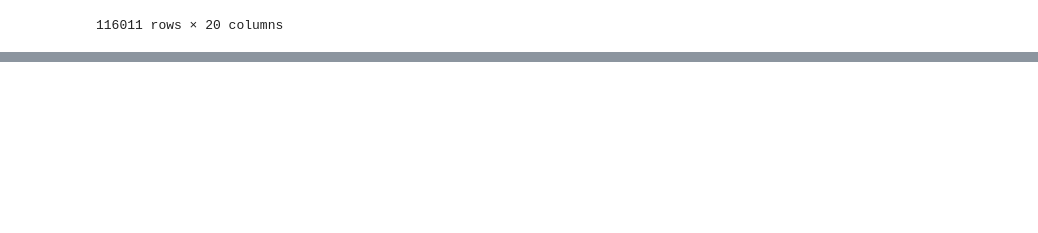
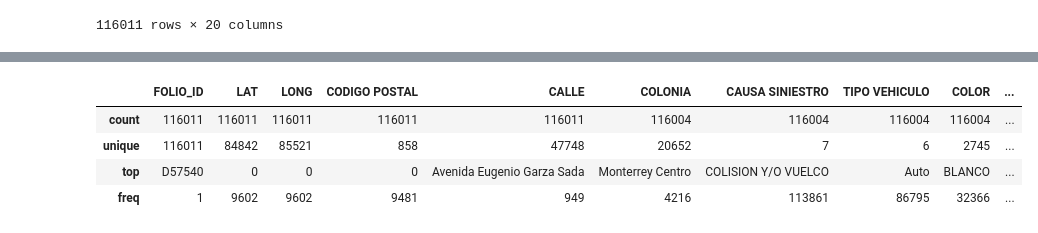
Before and after one commit to KevinTMtz/HackMTY2020, a Jupyter notebook: datlas/scripts/analysis_model.ipynb, the cells around one changed output, grey strips where cells are left out. Saved outputs shown, nothing was run; the diff lists cells and outputs as text; code cells hidden in the pictures; blank space fills up the shorter version.

```diff
--- a/datlas/scripts/analysis_model.ipynb
+++ b/datlas/scripts/analysis_model.ipynb
@@ -49,3 +49,11 @@ df1.head()
 | 2 | D00003 | 20.6799172 | -103.3686565 | 44600 | AV MEXICO | 2 RIOS | COLISION Y/O VUELCO | Auto | BLANCO | ... |
 | 3 | D00004 | 25.7180268 | -100.2499903 | 66480 | Avenida Conductores | Conductores Infonavit | COLISION Y/O VUELCO | Auto | GRIS | ... |
 | 4 | D00005 | 19.2663028 | -99.3317914 | \N | UBERP3 | Cuajimalpa | HUELGAS Y ALBOROTOS | Auto | NEGRO | ... |
+# %%
+df1.describe()
+# %% [output]
+|  | FOLIO_ID | LAT | LONG | CODIGO POSTAL | CALLE | COLONIA | CAUSA SINIESTRO | TIPO VEHICULO | COLOR | ... |
+| count | 116011 | 116011 | 116011 | 116011 | 116011 | 116004 | 116004 | 116004 | 116004 | ... |
+| unique | 116011 | 84842 | 85521 | 858 | 47748 | 20652 | 7 | 6 | 2745 | ... |
+| top | D57540 | 0 | 0 | 0 | Avenida Eugenio Garza Sada | Monterrey Centro | COLISION Y/O VUELCO | Auto | BLANCO | ... |
+| freq | 1 | 9602 | 9602 | 9481 | 949 | 4216 | 113861 | 86795 | 32366 | ... |
```
Also changed, not shown: parts of 11 cells of this notebook.
